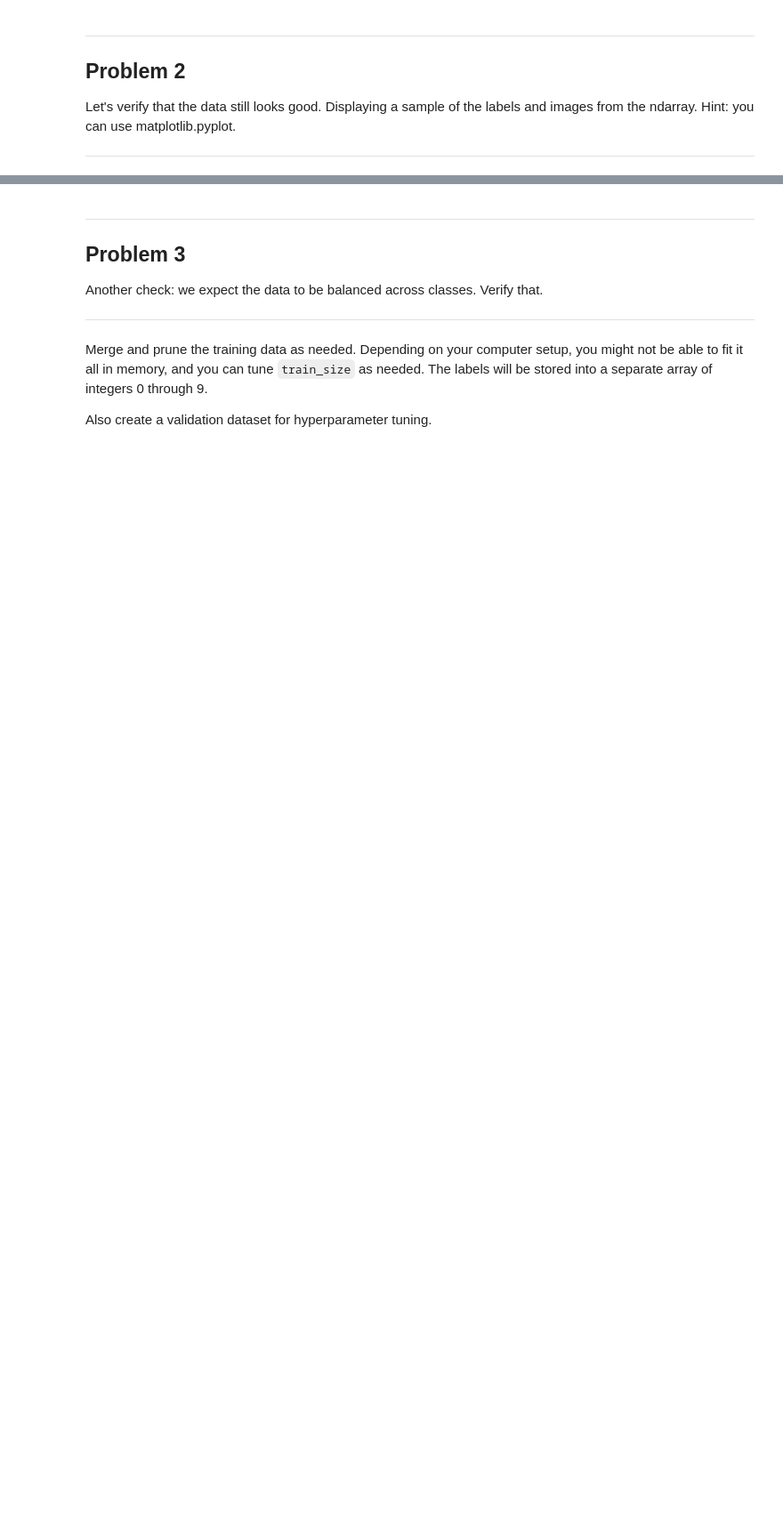
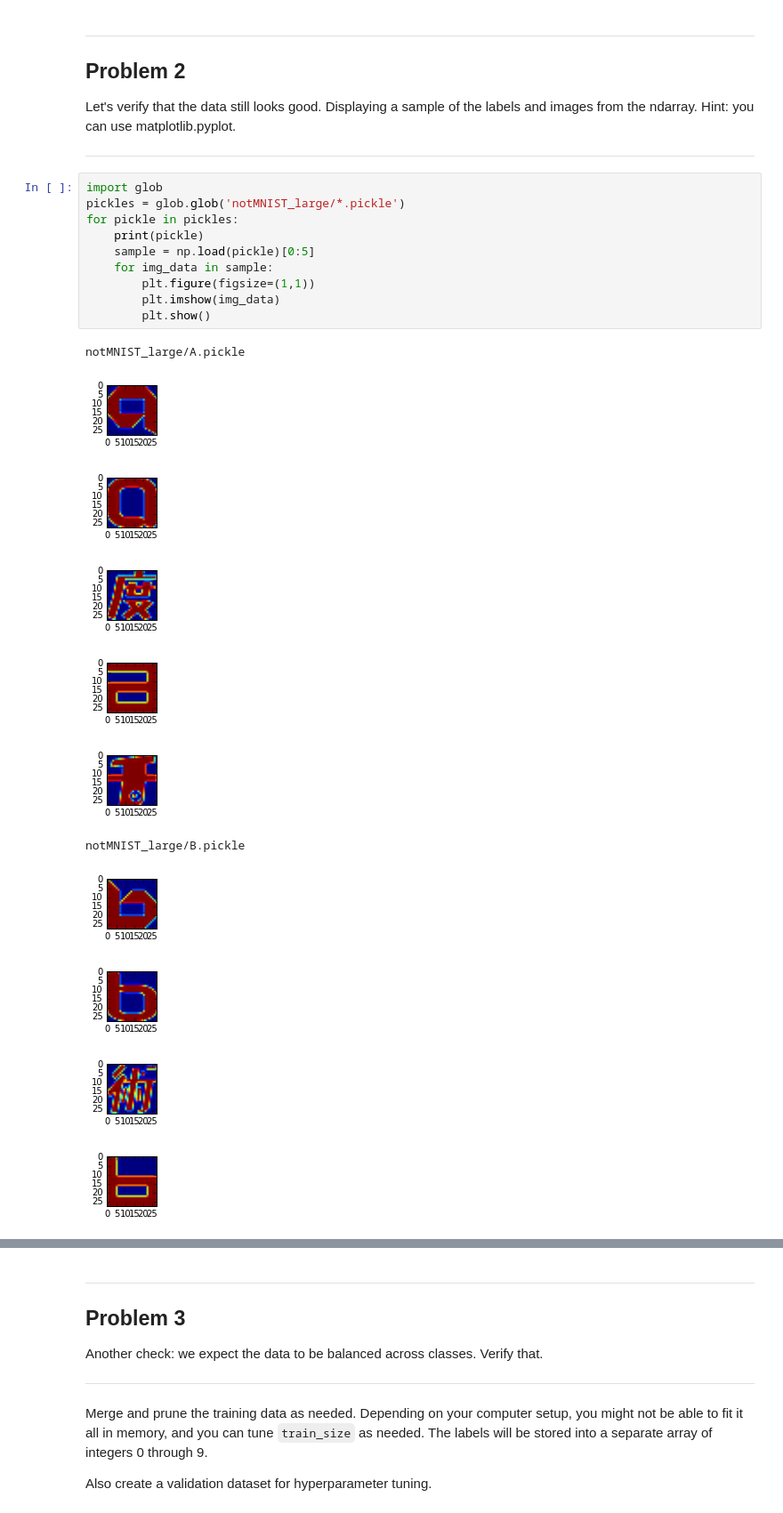
Before and after one commit to FedorSulaev/tensorflow_clone, a Jupyter notebook: tensorflow/examples/udacity/1_notmnist.ipynb, the cells around one changed output, grey strips where cells are left out. Shown at 89% size. Saved outputs shown, nothing was run; the diff lists cells and outputs as text; blank space fills up the shorter version.

Commit message:
feat: notmnist problem 2
Added visualisation for reformatted training data samples

```diff
--- a/tensorflow/examples/udacity/1_notmnist.ipynb
+++ b/tensorflow/examples/udacity/1_notmnist.ipynb
@@ -186,3 +202,25 @@ Problem 2
 Let's verify that the data still looks good. Displaying a sample of the labels and images from the ndarray. Hint: you can use matplotlib.pyplot.
 
 ---
+# %%
+import glob
+pickles = glob.glob('notMNIST_large/*.pickle')
+for pickle in pickles:
+    print(pickle)
+    sample = np.load(pickle)[0:5]
+    for img_data in sample:
+        plt.figure(figsize=(1,1))
+        plt.imshow(img_data)
+        plt.show()
+# %% [output]
+notMNIST_large/A.pickle
+[figure, added]
+[figure, added]
+[figure, added]
+[figure, added]
+[figure, added]
+notMNIST_large/B.pickle
+[figure, added]
+[figure, added]
+[figure, added]
+[figure, added]
```
Also changed, not shown: parts of 4 cells of this notebook.
